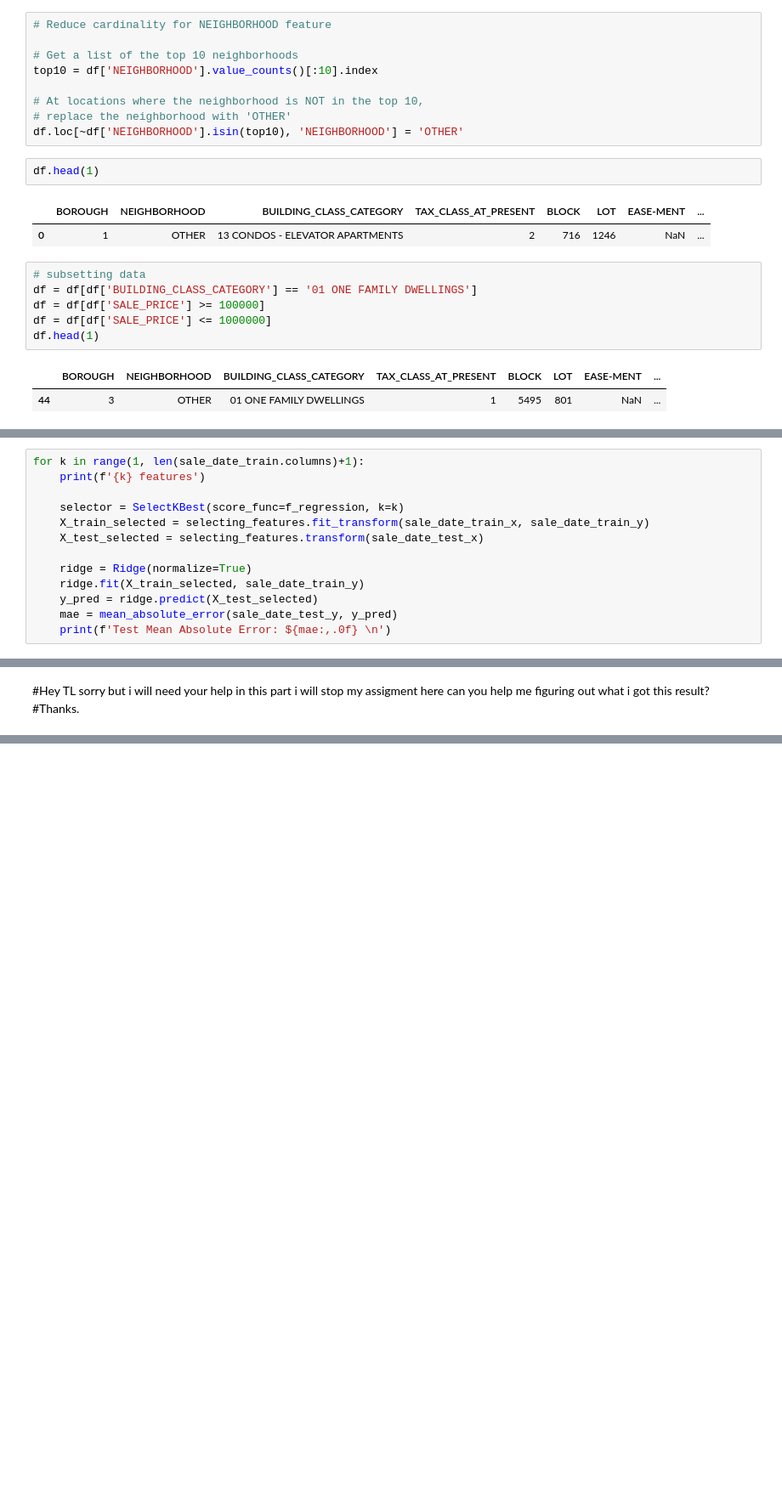
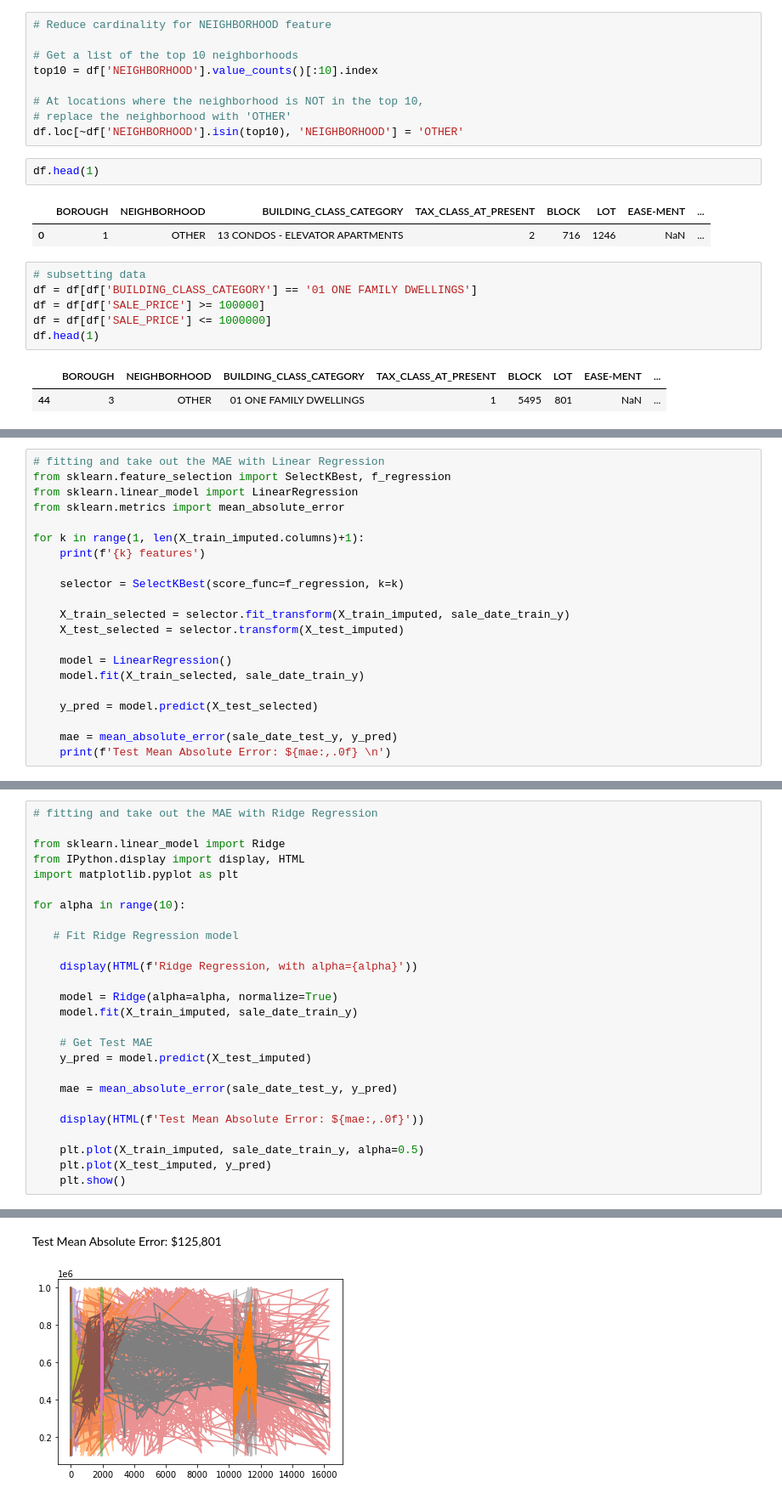
Before and after one commit to YinmiAlas/DS-Unit-2-Linear-Models, a Jupyter notebook: LS_DS_213_Ridge_Regression_assignment.ipynb, the cells around one changed output, grey strips where cells are left out. Shown at 85% size. Drawn from its saved outputs; the diff is of its cells as text; blank space fills up the shorter version.

```diff
--- a/LS_DS_213_Ridge_Regression_assignment.ipynb
+++ b/LS_DS_213_Ridge_Regression_assignment.ipynb
@@ -194,14 +221,22 @@ Test Mean Absolute Error: $157,732
 # %%
-for k in range(1, len(sale_date_train.columns)+1):
+# fitting and take out the MAE with Linear Regression
+from sklearn.feature_selection import SelectKBest, f_regression
+from sklearn.linear_model import LinearRegression
+from sklearn.metrics import mean_absolute_error
+
+for k in range(1, len(X_train_imputed.columns)+1):
     print(f'{k} features')
 
     selector = SelectKBest(score_func=f_regression, k=k)
-    X_train_selected = selecting_features.fit_transform(sale_date_train_x, sale_date_train_y)
-    X_test_selected = selecting_features.transform(sale_date_test_x)
 
-    ridge = Ridge(normalize=True)
-    ridge.fit(X_train_selected, sale_date_train_y)
-    y_pred = ridge.predict(X_test_selected)
+    X_train_selected = selector.fit_transform(X_train_imputed, sale_date_train_y)
+    X_test_selected = selector.transform(X_test_imputed)
+
+    model = LinearRegression()
+    model.fit(X_train_selected, sale_date_train_y)
+
+    y_pred = model.predict(X_test_selected)
+
     mae = mean_absolute_error(sale_date_test_y, y_pred)
     print(f'Test Mean Absolute Error: ${mae:,.0f} \n')
 # %% [output]
@@ -270,3 +277,27 @@ Test Mean Absolute Error: $157,556
-# %% [markdown]
-#Hey TL sorry but i will need your help in this part i will stop my assigment here can you help me figuring out what i got this result?
-#Thanks.
+# %%
+# fitting and take out the MAE with Ridge Regression
+
+from sklearn.linear_model import Ridge
+from IPython.display import display, HTML
+import matplotlib.pyplot as plt
+
+for alpha in range(10):
+
+   # Fit Ridge Regression model
+
+    display(HTML(f'Ridge Regression, with alpha={alpha}'))
+
+    model = Ridge(alpha=alpha, normalize=True)
+    model.fit(X_train_imputed, sale_date_train_y)
+
+    # Get Test MAE
+    y_pred = model.predict(X_test_imputed)
+
+    mae = mean_absolute_error(sale_date_test_y, y_pred)
+
+    display(HTML(f'Test Mean Absolute Error: ${mae:,.0f}'))
+
+    plt.plot(X_train_imputed, sale_date_train_y, alpha=0.5)
+    plt.plot(X_test_imputed, y_pred)
+    plt.show()
+# %% [output]
@@ -272,0 +305,2 @@ Test Mean Absolute Error: $157,556
+Test Mean Absolute Error: $125,801
+[figure, added]
```
Also changed, not shown: parts of 14 cells of this notebook.
